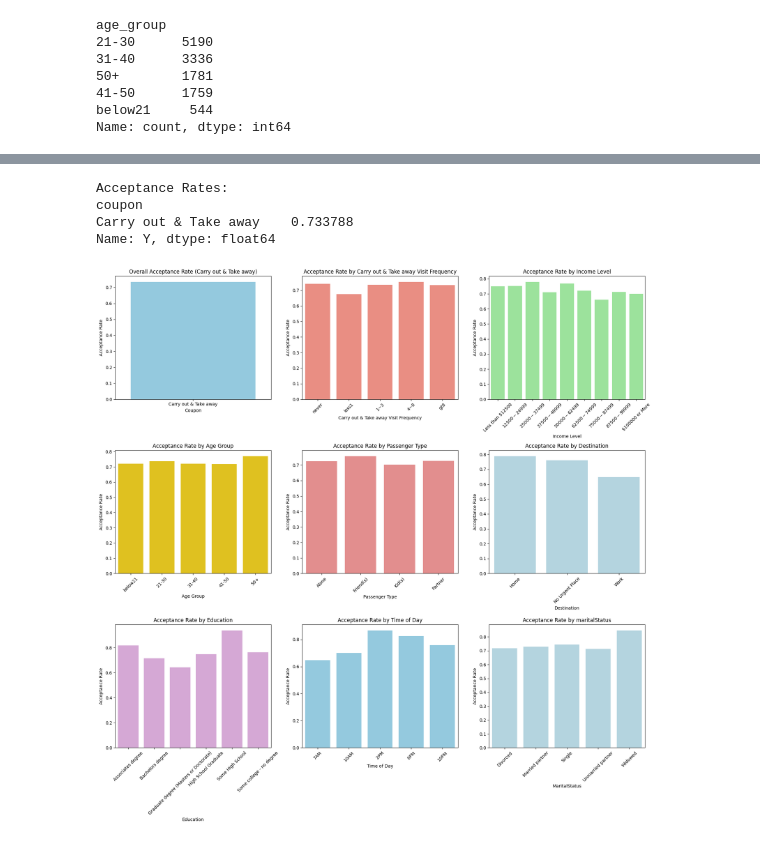
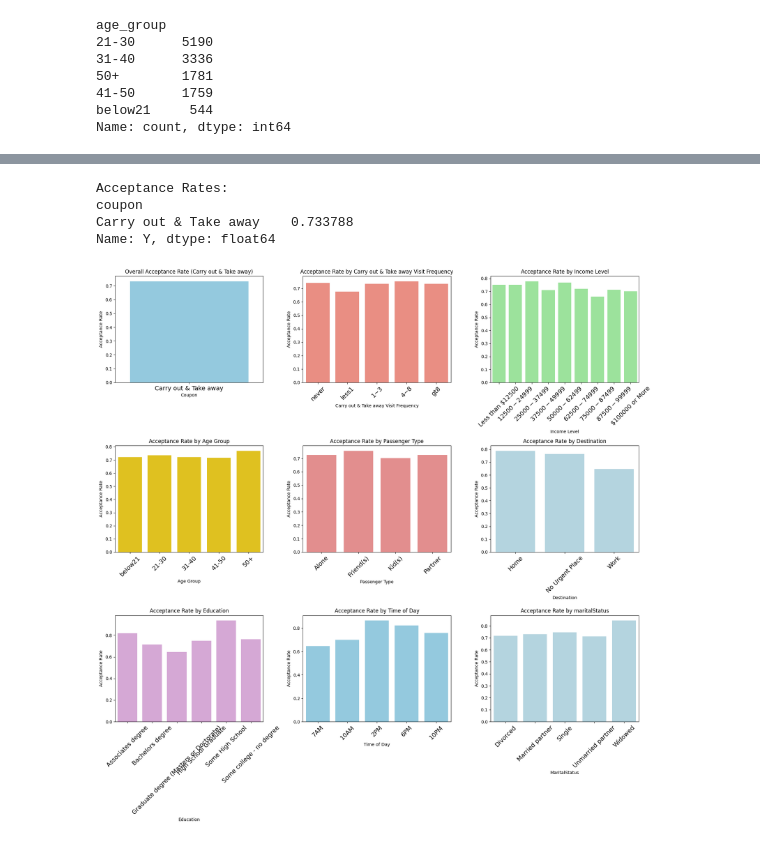
Before and after one commit to chaitanyakalidindi/assignment5_1, a Jupyter notebook: prompt.ipynb, the cells around one changed output, grey strips where cells are left out. Drawn from its saved outputs; the diff is of its cells as text; code cells hidden in the pictures.

```diff
--- a/prompt.ipynb
+++ b/prompt.ipynb
@@ -815,13 +792,14 @@ sns.barplot(x=group_acceptance_rates.index, y=group_acceptance_rates.values, ax=
 axes[0, 0].set_title('Overall Acceptance Rate (Carry out & Take away)')
 axes[0, 0].set_xlabel('Coupon')
 axes[0, 0].set_ylabel('Acceptance Rate')
+axes[0, 0].tick_params(axis='x', labelsize=14)
 
 # Subplot 2: Acceptance Rate by CoffeeHouse Visit Frequency
 sns.barplot(x='CarryAway', y='Y', data=acceptance_rates_by_frequency, order=frequency_order, ax=axes[0, 1], color=colors[1])
 axes[0, 1].set_title('Acceptance Rate by Carry out & Take away Visit Frequency')
 axes[0, 1].set_xlabel('Carry out & Take away Visit Frequency')
 axes[0, 1].set_ylabel('Acceptance Rate')
-axes[0, 1].tick_params(axis='x', rotation=45)
+axes[0, 1].tick_params(axis='x', rotation=45, labelsize=14)
 
 # Subplot 3: Acceptance Rate by Income
 income_order = [
@@ -833,58 +811,58 @@ sns.barplot(x='income', y='Y', data=acceptance_rates_by_income, order=income_ord
 axes[0, 2].set_title('Acceptance Rate by Income Level')
 axes[0, 2].set_xlabel('Income Level')
 axes[0, 2].set_ylabel('Acceptance Rate')
-axes[0, 2].tick_params(axis='x', rotation=45)
+axes[0, 2].tick_params(axis='x', rotation=45, labelsize=14)
 
 # Subplot 4: Acceptance Rate by Age
 sns.barplot(x='age_group', y='Y', data=acceptance_rates_by_age, order=age_order, ax=axes[1, 0], color=colors[3])
 axes[1, 0].set_title('Acceptance Rate by Age Group')
 axes[1, 0].set_xlabel('Age Group')
 axes[1, 0].set_ylabel('Acceptance Rate')
-axes[1, 0].tick_params(axis='x', rotation=45)
+axes[1, 0].tick_params(axis='x', rotation=45, labelsize=14)
 
 # Subplot 5: Acceptance Rate by Passenger Type
 sns.barplot(x='passanger', y='Y', data=acceptance_rates_by_passenger, ax=axes[1, 1], color=colors[4])
 axes[1, 1].set_title('Acceptance Rate by Passenger Type')
 axes[1, 1].set_xlabel('Passenger Type')
 axes[1, 1].set_ylabel('Acceptance Rate')
-axes[1, 1].tick_params(axis='x', rotation=45)
+axes[1, 1].tick_params(axis='x', rotation=45, labelsize=14)
 
 # Subplot 6: Acceptance Rate by Destination
 sns.barplot(x='destination', y='Y', data=acceptance_rates_by_destination, ax=axes[1, 2], color=colors[5])
 axes[1, 2].set_title('Acceptance Rate by Destination')
 axes[1, 2].set_xlabel('Destination')
 axes[1, 2].set_ylabel('Acceptance Rate')
-axes[1, 2].tick_params(axis='x', rotation=45)
+axes[1, 2].tick_params(axis='x', rotation=45, labelsize=14)
 
 # Subplot 7: Acceptance Rate by Education
 sns.barplot(x='education', y='Y', data=acceptance_rates_by_education, ax=axes[2, 0], color=colors[6])
 axes[2, 0].set_title('Acceptance Rate by Education')
 axes[2, 0].set_xlabel('Education')
 axes[2, 0].set_ylabel('Acceptance Rate')
-axes[2, 0].tick_params(axis='x', rotation=45)
+axes[2, 0].tick_params(axis='x', rotation=45, labelsize=14)
 
 # Subplot 8: Acceptance Rate by Time of Day
 time_order = ['7AM', '10AM', '2PM', '6PM', '10PM']
 sns.barplot(x='time', y='Y', data=acceptance_rates_by_time, order=time_order, ax=axes[2, 1], color=colors[0])
 axes[2, 1].set_title('Acceptance Rate by Time of Day')
 axes[2, 1].set_xlabel('Time of Day')
 axes[2, 1].set_ylabel('Acceptance Rate')
-axes[2, 1].tick_params(axis='x', rotation=45)
+axes[2, 1].tick_params(axis='x', rotation=45, labelsize=14)
 
 # Subplot 9: Acceptance Rate by MaritalStatus
 sns.barplot(x='maritalStatus', y='Y', data=acceptance_rates_by_maritalStatus,  ax=axes[2, 2], color=colors[5])
 axes[2, 2].set_title('Acceptance Rate by maritalStatus')
 axes[2, 2].set_xlabel('MaritalStatus')
 axes[2, 2].set_ylabel('Acceptance Rate')
-axes[2, 2].tick_params(axis='x', rotation=45)
+axes[2, 2].tick_params(axis='x', rotation=45, labelsize=14)
 plt.tight_layout()
 plt.show()
 # %% [output]
 Acceptance Rates:
 coupon
 Carry out & Take away    0.733788
 Name: Y, dtype: float64
-[figure, old version]
+[figure, new version]
 # %%
 # Filter for Bar coupons
 barsubsetsubset = data.loc[data["coupon"] == "Bar"]
```
Also changed, not shown: parts of 11 cells of this notebook.
